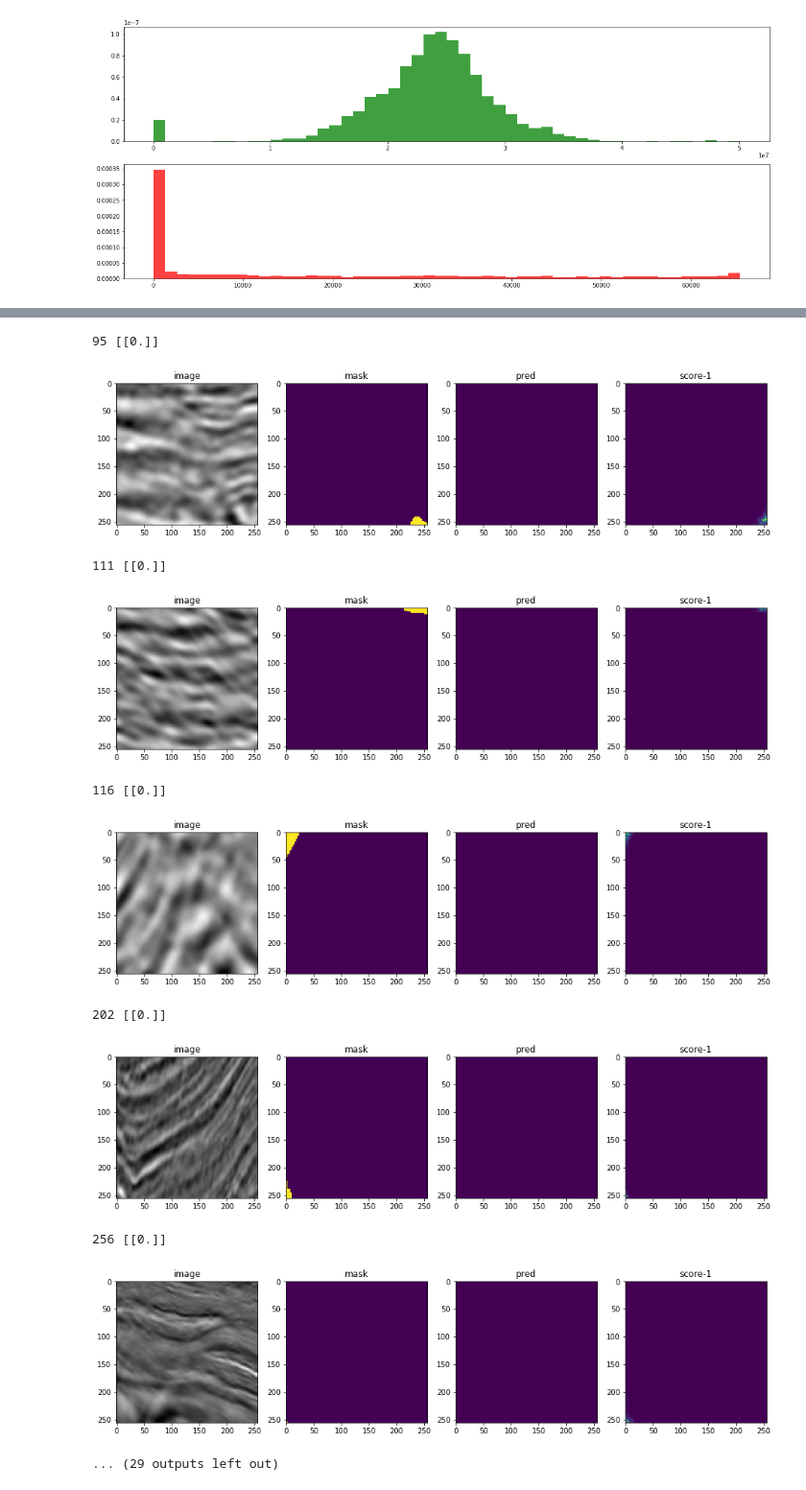
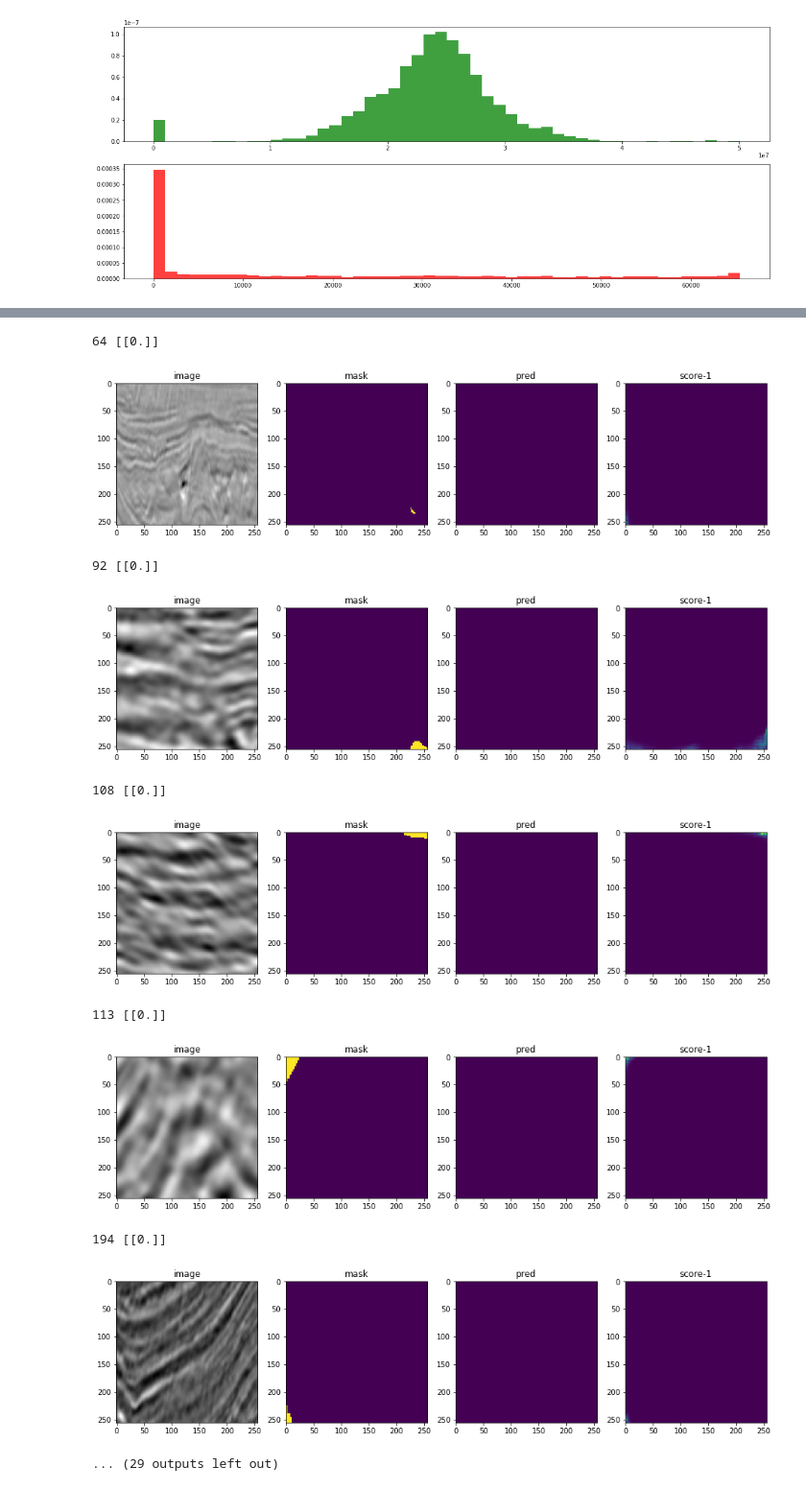
Before and after one commit to pedrodiamel/kaggle-tgs-salt-identification, a Jupyter notebook: books/eval.ipynb, the cells around one changed output, grey strips where cells are left out. Shown at 96% size. Cells and saved outputs as stored; diff of their text form; code cells hidden in the pictures.

```diff
--- a/books/eval.ipynb
+++ b/books/eval.ipynb
@@ -40,7 +41,7 @@ exp_tgs_unetresnet_mcedice_adam_tgs-salt-identification-challenge_002
 project          = '../netruns'
 name             = 'exp_tgs_unetresnet_152_mcedice_adam_tgs-salt-identification-challenge_001'
 pathnamedataset  = '~/.kaggle/competitions/tgs-salt-identification-challenge'
-pathmodel        = os.path.join( project, name, 'models/chk000628.pth.tar' )
+pathmodel        = os.path.join( project, name, 'models/chk000335.pth.tar' )
 batch_size       = 2
 workers          = 1
 cuda             = False
@@ -60,6 +61,7 @@ dataset = TGSDataset(
     num_channels=3,
     train=True,
     files='train.csv',
+    filter=True,
     transform=transforms.Compose([
         mtrans.ToResize( (256,256), resize_mode='squash', padding_mode=cv2.BORDER_REFLECT_101 ),
         #mtrans.ToResizeUNetFoV(imsize, cv2.BORDER_REFLECT_101),
@@ -210,7 +212,7 @@ for i in range( len(dataset) ):
         continue
 
     iou = compute_ious(mask.astype(int), pred.astype(int))
-    if iou > 0.5: continue
+    if iou > 0.4: continue
     print(idx, iou)
 
     k+=1
@@ -237,11 +239,11 @@ for i in range( len(dataset) ):
-95 [[0.]]
+64 [[0.]]
-[figure, old version]
+[figure, new version]
-111 [[0.]]
+92 [[0.]]
-[figure, old version]
+[figure, new version]
-116 [[0.]]
+108 [[0.]]
-[figure, old version]
+[figure, new version]
-202 [[0.]]
+113 [[0.]]
-[figure, old version]
+[figure, new version]
-256 [[0.]]
+194 [[0.]]
-[figure, old version]
+[figure, new version]
 ... (29 outputs left out)
```
Also changed, not shown: parts of 4 cells of this notebook, 9 other files.
